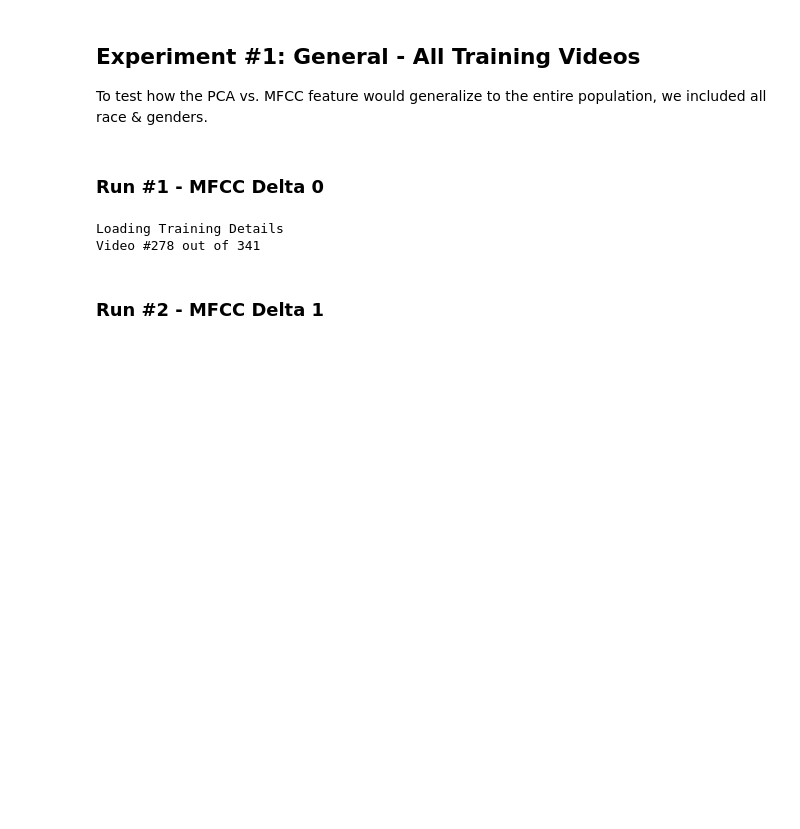
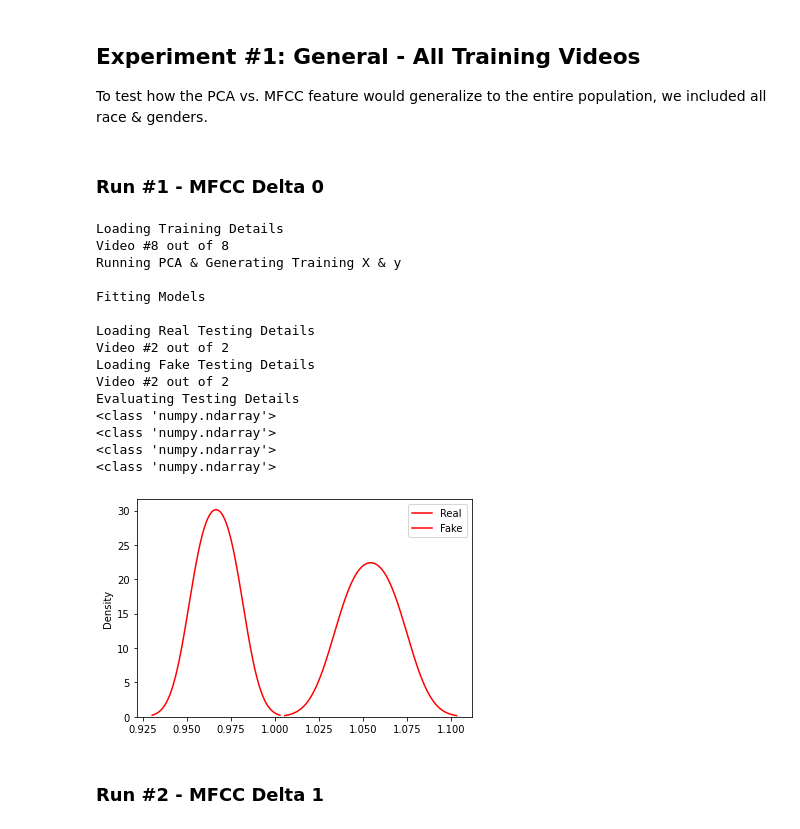
Before and after one commit to romitbarua/MultiModalDeepFake, a Jupyter notebook: TestingNotebooks/PCAvsMFCC.ipynb, the cells around one changed output. Drawn from its saved outputs; the diff is of its cells as text; code cells hidden in the pictures; blank space fills up the shorter version.

```diff
--- a/TestingNotebooks/PCAvsMFCC.ipynb
+++ b/TestingNotebooks/PCAvsMFCC.ipynb
@@ -364,7 +366,7 @@ def eval_test_data(test_video_details, models, data_mean, pca,  num_components,
 
       mfcc_errors.append(err)
 
-    real_video_error.append(np.mean(mfcc_errors))
+    video_error.append(np.mean(mfcc_errors))
 
   return video_error
 # %%
@@ -426,7 +428,7 @@ def eval_test_mfcc_search(X_test_real, X_test_fake, y_test_real, y_test_fake, mo
 # %%
 def plot_mfcc_error_dist(real_video_error, fake_video_error):
   sns.kdeplot(real_video_error, label='Real', color='red')
-  sns.kdeplot(fake_video_error, label='Fake', color='red')
+  sns.kdeplot(fake_video_error, label='Fake', color='blue')
   plt.legend()
   plt.show()
 # %% [markdown]
@@ -453,7 +455,7 @@ To test how the PCA vs. MFCC feature would generalize to the entire population,
 # %% [markdown]
 ### Run #1 - MFCC Delta 0
 # %%
-fakeAV_real = np.array(pd.read_csv('/content/drive/MyDrive/DeepFakeDetection/data/FakeAVCeleb_v1.2/training_metadata/real_mp4_fav_paths.csv').columns)
+fakeAV_real = np.array(pd.read_csv('/content/drive/MyDrive/DeepFakeDetection/data/FakeAVCeleb_v1.2/training_metadata/real_mp4_fav_paths.csv').columns)[:10]
 fakeAV_fake = np.array(pd.read_csv('/content/drive/MyDrive/DeepFakeDetection/data/FakeAVCeleb_v1.2/training_metadata/fake_mp4_fav_paths.csv').columns)
 
 
@@ -462,38 +464,50 @@ mfcc_delta_order = 0
 # %%
 #generate the training & testing ids
 training_ids = np.random.choice(fakeAV_real, int(fakeAV_real.shape[0]*percent_train), replace=False)
 testing_ids_real = fakeAV_real[np.isin(fakeAV_real, training_ids, invert=True)]
 testing_ids_fake = np.random.choice(fakeAV_fake, testing_ids_real.shape[0], replace=False)
 
 #get the training details
 print('\nLoading Training Details')
 training_details = load_mfcc_lip_data(training_ids, delta_order=mfcc_delta_order, debug_mode=False)
 
 #run PCA & generate X & Y
 print('\nRunning PCA & Generating Training X & y')
-X_train, y_train, lips_data_mean, pca, train_lips_data = generate_mfcc_pca_lips_X_y_data(training_details, True, debug_mode=True)
+X_train, y_train, lips_data_mean, pca, train_lips_data = generate_mfcc_pca_lips_X_y_data(training_details, True, debug_mode=False)
 
 #fit training models
 print('\nFitting Models')
 models = train_models(X_train, y_train, 'LinearRegression')
 
 #get testing details (1 real video, 1 fake video)
 print('\nLoading Real Testing Details')
 real_testing_details = load_mfcc_lip_data(testing_ids_real, delta_order=mfcc_delta_order, debug_mode=False)
 print('\nLoading Fake Testing Details')
 fake_testing_details = load_mfcc_lip_data(testing_ids_fake, delta_order=mfcc_delta_order, debug_mode=False)
 
 # evaluate testing
 print('\nEvaluating Testing Details')
-real_video_error, fake_video_error = eval_test_data(real_testing_details, fake_testing_details, models, lips_data_mean, pca, debug_mode=False)
+real_video_error = eval_test_data(test_video_details=real_testing_details, models=models, data_mean=lips_data_mean, pca=pca, num_components=num_pca_components, debug_mode=False)
+fake_video_error = eval_test_data(test_video_details=fake_testing_details, models=models, data_mean=lips_data_mean, pca=pca, num_components=num_pca_components, debug_mode=False)
 
-sns.histplot(fake_video_error, label='Fake', color='blue')
-sns.histplot(real_video_error, label='Real', color='red')
-plt.legend()
-plt.show()
+plot_mfcc_error_dist(real_video_error, fake_video_error)
 # %% [output]
 Loading Training Details
-Video #278 out of 341
+Video #8 out of 8
+Running PCA & Generating Training X & y
+
+Fitting Models
+
+Loading Real Testing Details
+Video #2 out of 2
+Loading Fake Testing Details
+Video #2 out of 2
+Evaluating Testing Details
+<class 'numpy.ndarray'>
+<class 'numpy.ndarray'>
+<class 'numpy.ndarray'>
+<class 'numpy.ndarray'>
+[figure, added]
 # %%
 display_eigenfaces(pca, 10)
 # %%
```
Also changed, not shown: parts of 2 cells of this notebook.
